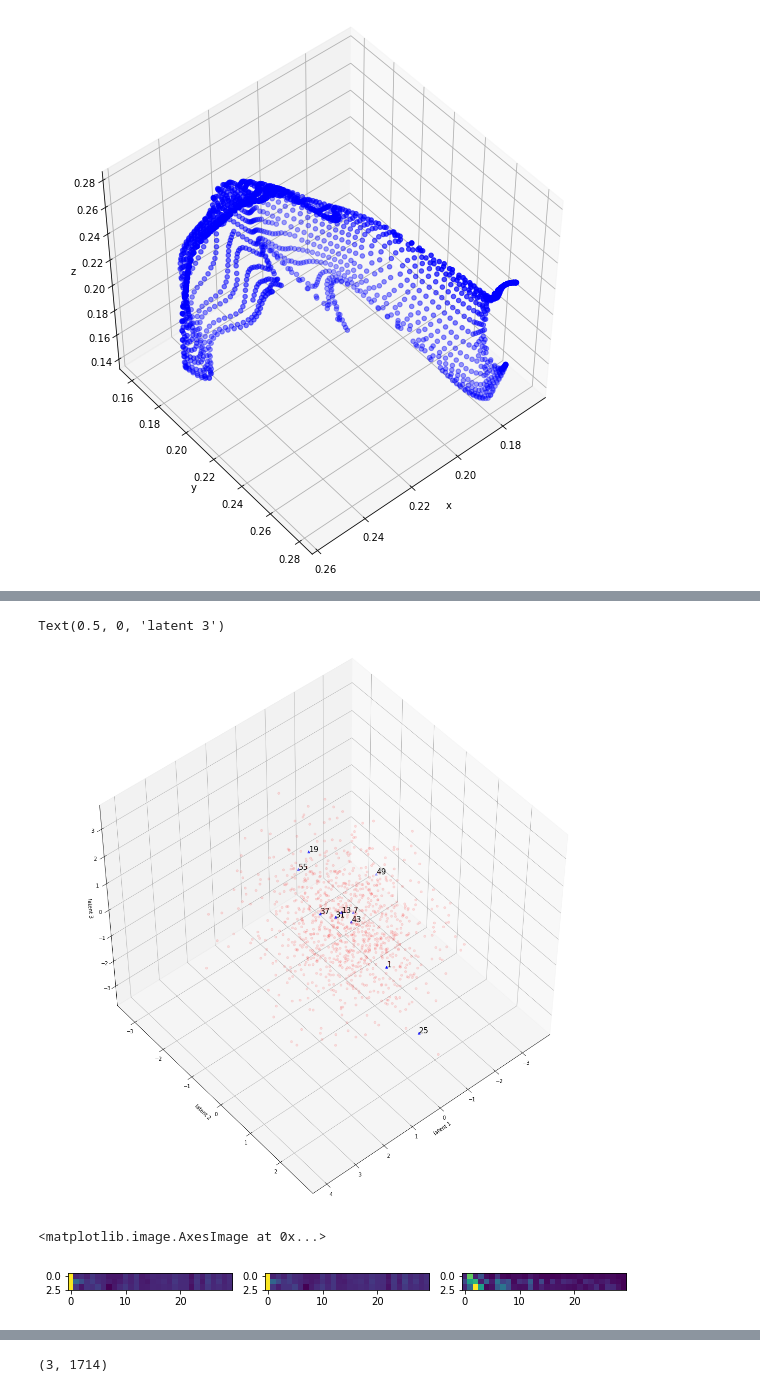
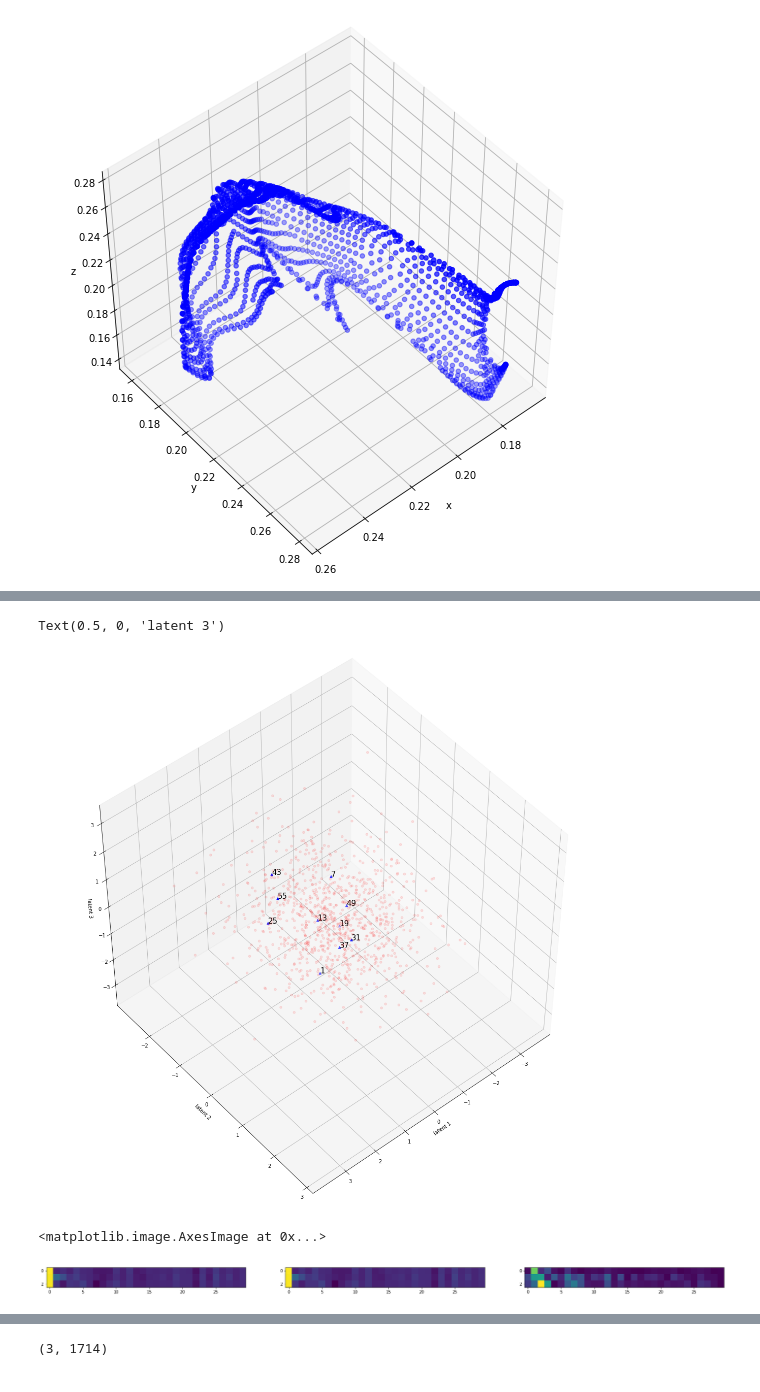
Before and after one commit to abbasloo/dnnAutoEm, a Jupyter notebook: carCrashLBO.ipynb, the cells around one changed output, grey strips where cells are left out. Drawn from its saved outputs; the diff is of its cells as text; code cells hidden in the pictures.

```diff
--- a/carCrashLBO.ipynb
+++ b/carCrashLBO.ipynb
@@ -126,7 +134,7 @@ plt.imshow(DATA[0])
 dim2 = 100
 vae = LSTM_Var_Autoencoder(intermediate_dim = 10, z_dim = 3, n_dim=d, stateful = False) #default stateful = False
 
-vae.fit(DATA[0:dim2*st], learning_rate=0.001, batch_size = 10, num_epochs = 200, opt = tf.train.AdamOptimizer, REG_LAMBDA = 0.01, grad_clip_norm=10, optimizer_params=None, verbose = True)
+vae.fit(DATA[0:dim2*st], learning_rate=0.001, batch_size = 10, num_epochs = 100, opt = tf.train.AdamOptimizer, REG_LAMBDA = 0.01, grad_clip_norm=10, optimizer_params=None, verbose = True)
 # %% [output]
 Training...
 
@@ -169,15 +176,15 @@ ax.set_ylabel('latent 2')
 ax.set_zlabel('latent 3')
 # %% [output]
 Text(0.5, 0, 'latent 3')
-[figure, old version]
+[figure, new version]
 # %%
-plt.figure(figsize=(10, 30));
+plt.figure(figsize=(30, 60));
 plt.subplot(1,3,1); plt.imshow(x_reconstructed[0])
 plt.subplot(1,3,2); plt.imshow(DATA[dim2*st])
 plt.subplot(1,3,3); plt.imshow(np.abs(x_reconstructed[0] - DATA[dim2*st]))
 # %% [output]
 <matplotlib.image.AxesImage at 0x...>
-[figure, old version]
+[figure, new version]
 # %%
 _,_,_ = plt.hist(np.abs(x_reconstructed[0] - DATA[dim2*st]).reshape((3*d)), bins=10)
 # %% [output]
```
Also changed, not shown: parts of 12 cells of this notebook.
